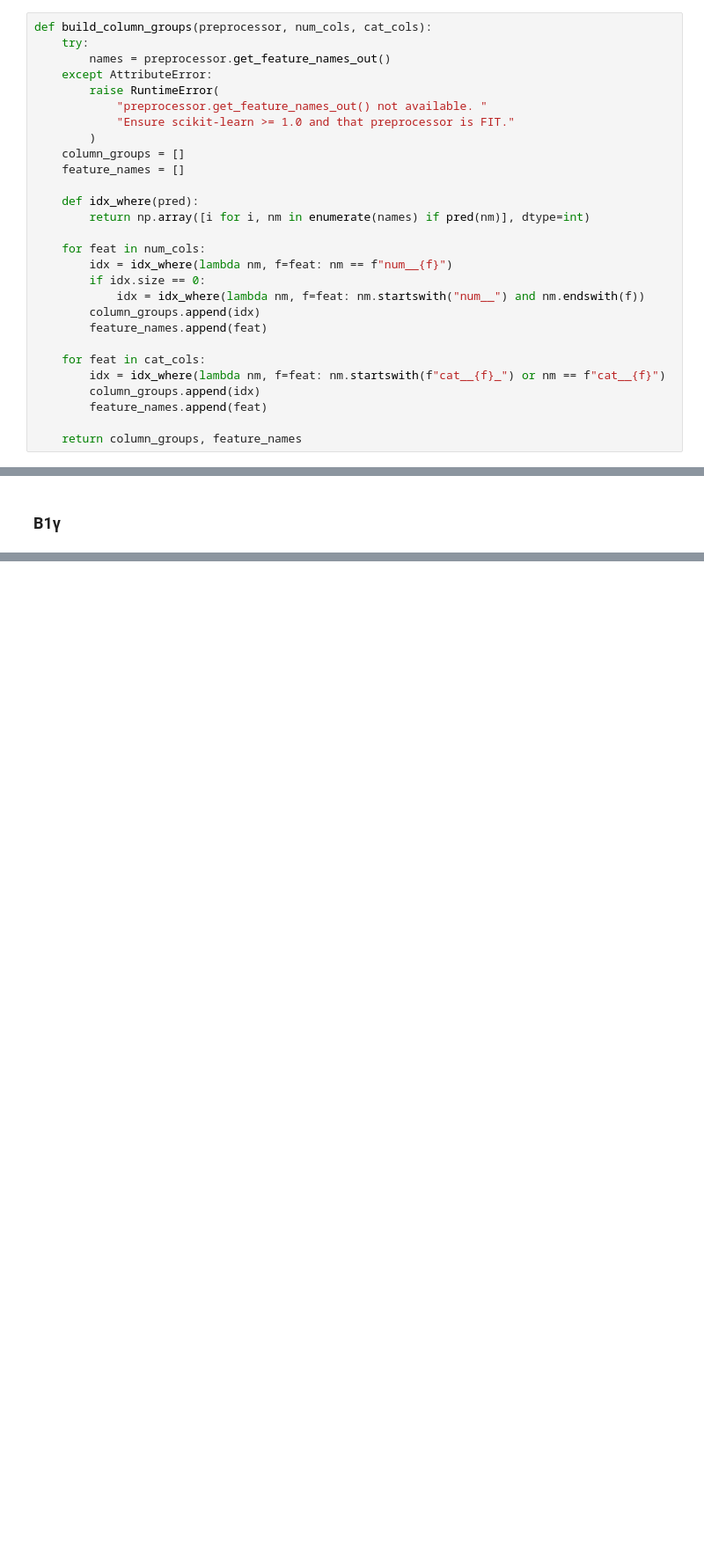
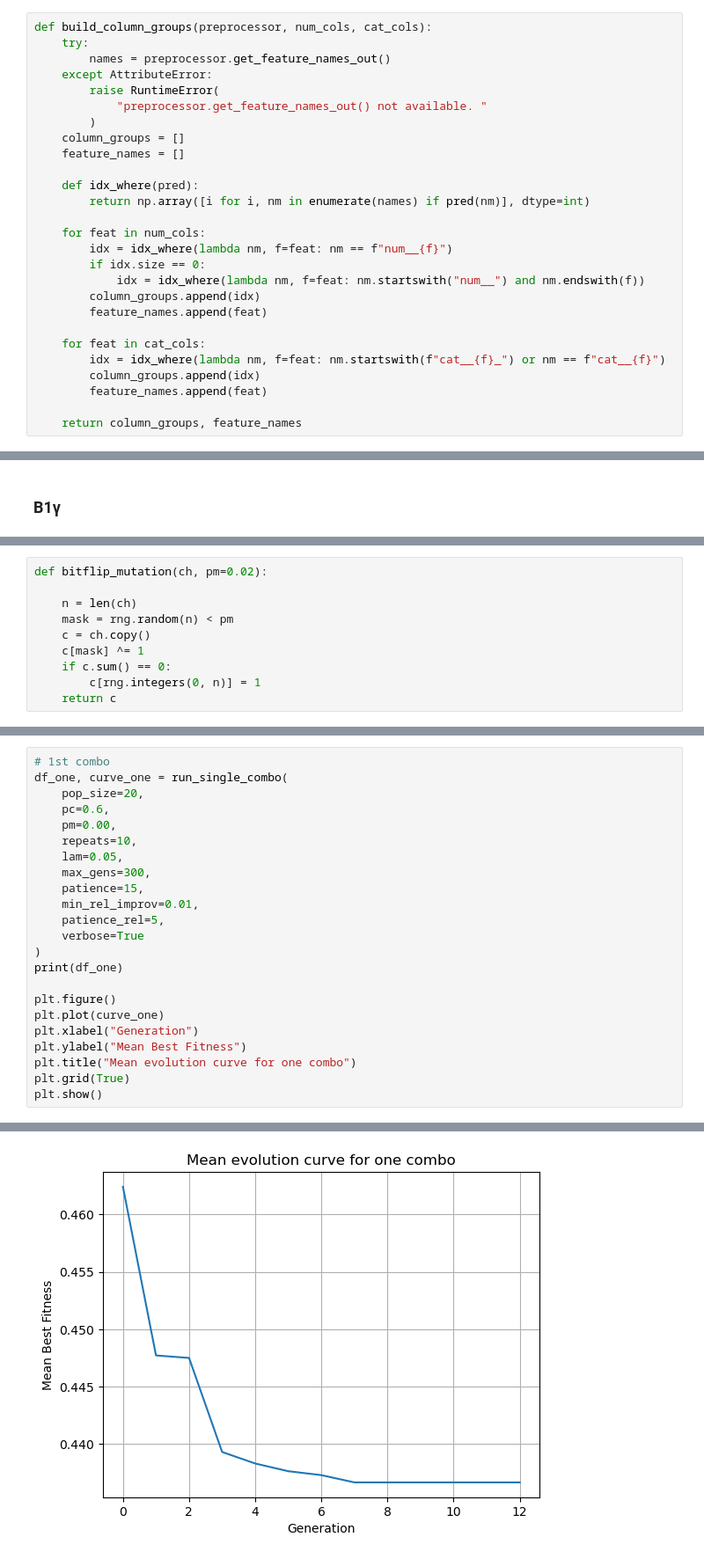
Before and after one commit to funkassembly/Computational-Intel-2025-PartB, a Jupyter notebook: YN_b_v01.ipynb, the cells around one changed output, grey strips where cells are left out. Shown at 88% size. Drawn from its saved outputs; the diff is of its cells as text; blank space fills up the shorter version.

```diff
--- a/YN_b_v01.ipynb
+++ b/YN_b_v01.ipynb
@@ -87,7 +90,6 @@ def build_column_groups(preprocessor, num_cols, cat_cols):
     except AttributeError:
         raise RuntimeError(
             "preprocessor.get_feature_names_out() not available. "
-            "Ensure scikit-learn >= 1.0 and that preprocessor is FIT."
         )
     column_groups = []
     feature_names = []
@@ -185,0 +208,10 @@ Demo chromosome: {'fitness': 0.6436, 'CE': 0.6155, 'Acc': 0.7268, 'k': 18}
+# %%
+def bitflip_mutation(ch, pm=0.02):
+
+    n = len(ch)
+    mask = rng.random(n) < pm
+    c = ch.copy()
+    c[mask] ^= 1
+    if c.sum() == 0:
+        c[rng.integers(0, n)] = 1
+    return c
@@ -185,0 +527,24 @@ Demo chromosome: {'fitness': 0.6436, 'CE': 0.6155, 'Acc': 0.7268, 'k': 18}
+# %%
+# 1st combo
+df_one, curve_one = run_single_combo(
+    pop_size=20,
+    pc=0.6,
+    pm=0.00,
+    repeats=10,
+    lam=0.05,
+    max_gens=300,
+    patience=15,
+    min_rel_improv=0.01,
+    patience_rel=5,
+    verbose=True
+)
+print(df_one)
+
+plt.figure()
+plt.plot(curve_one)
+plt.xlabel("Generation")
+plt.ylabel("Mean Best Fitness")
+plt.title("Mean evolution curve for one combo")
+plt.grid(True)
+plt.show()
+# %% [output]
@@ -185,0 +566 @@ Demo chromosome: {'fitness': 0.6436, 'CE': 0.6155, 'Acc': 0.7268, 'k': 18}
+[figure, added]
```
Also changed, not shown: parts of 19 cells of this notebook.
